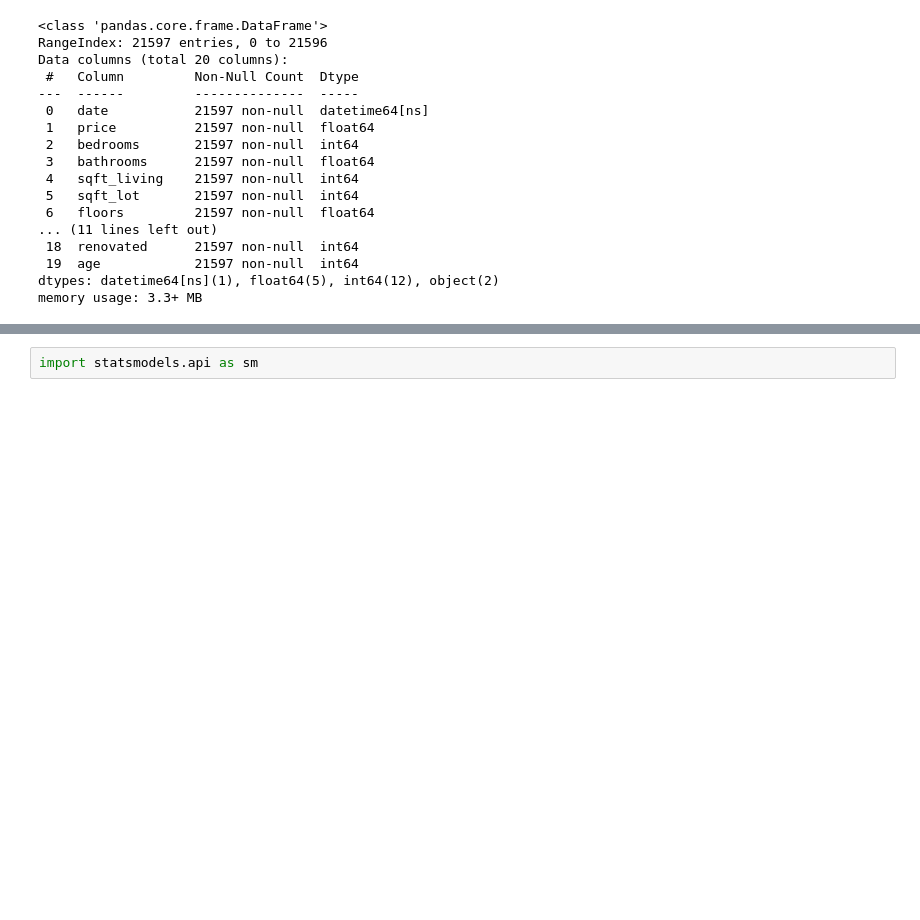
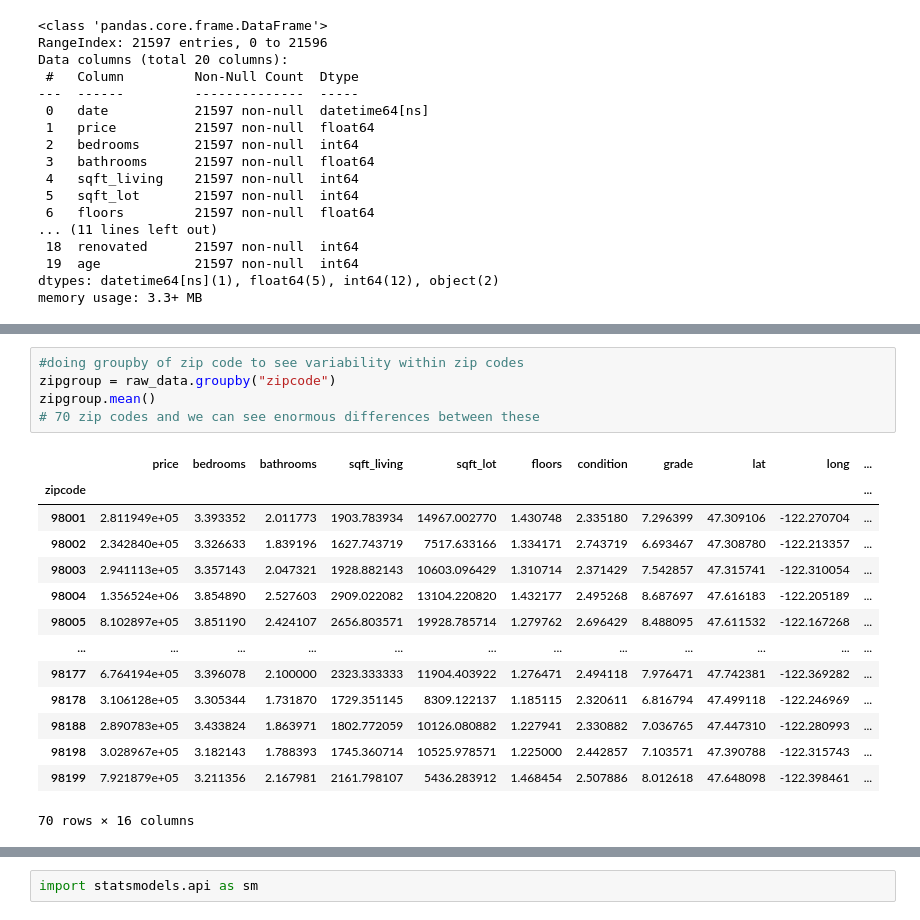
Before and after one commit to westonshuken/King-county-housing-analysis, a Jupyter notebook: index-OLS testing Ross.ipynb, the cells around one changed output, grey strips where cells are left out. Saved outputs shown, nothing was run; the diff lists cells and outputs as text; blank space fills up the shorter version.

```diff
--- a/index-OLS testing Ross.ipynb
+++ b/index-OLS testing Ross.ipynb
@@ -143,3 +143,23 @@ raw_data.describe()
 | 50% | 4.500000e+05 | 3.000000 | 2.250000 | 1910.000000 | 7.618000e+03 | 1.500000 | 2.000000 | 7.000000 | 98065.000000 | 47.571800 | ... |
 | 75% | 6.450000e+05 | 4.000000 | 2.500000 | 2550.000000 | 1.068500e+04 | 2.000000 | 3.000000 | 8.000000 | 98118.000000 | 47.678000 | ... |
 | max | 7.700000e+06 | 33.000000 | 8.000000 | 13540.000000 | 1.651359e+06 | 3.500000 | 4.000000 | 13.000000 | 98199.000000 | 47.777600 | ... |
+# %%
+#doing groupby of zip code to see variability within zip codes
+zipgroup = raw_data.groupby("zipcode")
+zipgroup.mean()
+# 70 zip codes and we can see enormous differences between these
+# %% [output]
+|  | price | bedrooms | bathrooms | sqft_living | sqft_lot | floors | condition | grade | lat | long | ... |
+| zipcode |  |  |  |  |  |  |  |  |  |  | ... |
+| 98001 | 2.811949e+05 | 3.393352 | 2.011773 | 1903.783934 | 14967.002770 | 1.430748 | 2.335180 | 7.296399 | 47.309106 | -122.270704 | ... |
+| 98002 | 2.342840e+05 | 3.326633 | 1.839196 | 1627.743719 | 7517.633166 | 1.334171 | 2.743719 | 6.693467 | 47.308780 | -122.213357 | ... |
+| 98003 | 2.941113e+05 | 3.357143 | 2.047321 | 1928.882143 | 10603.096429 | 1.310714 | 2.371429 | 7.542857 | 47.315741 | -122.310054 | ... |
+| 98004 | 1.356524e+06 | 3.854890 | 2.527603 | 2909.022082 | 13104.220820 | 1.432177 | 2.495268 | 8.687697 | 47.616183 | -122.205189 | ... |
+| 98005 | 8.102897e+05 | 3.851190 | 2.424107 | 2656.803571 | 19928.785714 | 1.279762 | 2.696429 | 8.488095 | 47.611532 | -122.167268 | ... |
+| ... | ... | ... | ... | ... | ... | ... | ... | ... | ... | ... | ... |
+| 98177 | 6.764194e+05 | 3.396078 | 2.100000 | 2323.333333 | 11904.403922 | 1.276471 | 2.494118 | 7.976471 | 47.742381 | -122.369282 | ... |
+| 98178 | 3.106128e+05 | 3.305344 | 1.731870 | 1729.351145 | 8309.122137 | 1.185115 | 2.320611 | 6.816794 | 47.499118 | -122.246969 | ... |
+| 98188 | 2.890783e+05 | 3.433824 | 1.863971 | 1802.772059 | 10126.080882 | 1.227941 | 2.330882 | 7.036765 | 47.447310 | -122.280993 | ... |
+| 98198 | 3.028967e+05 | 3.182143 | 1.788393 | 1745.360714 | 10525.978571 | 1.225000 | 2.442857 | 7.103571 | 47.390788 | -122.315743 | ... |
+| 98199 | 7.921879e+05 | 3.211356 | 2.167981 | 2161.798107 | 5436.283912 | 1.468454 | 2.507886 | 8.012618 | 47.648098 | -122.398461 | ... |
+70 rows × 16 columns
```
Also changed, not shown: parts of 6 cells of this notebook.
